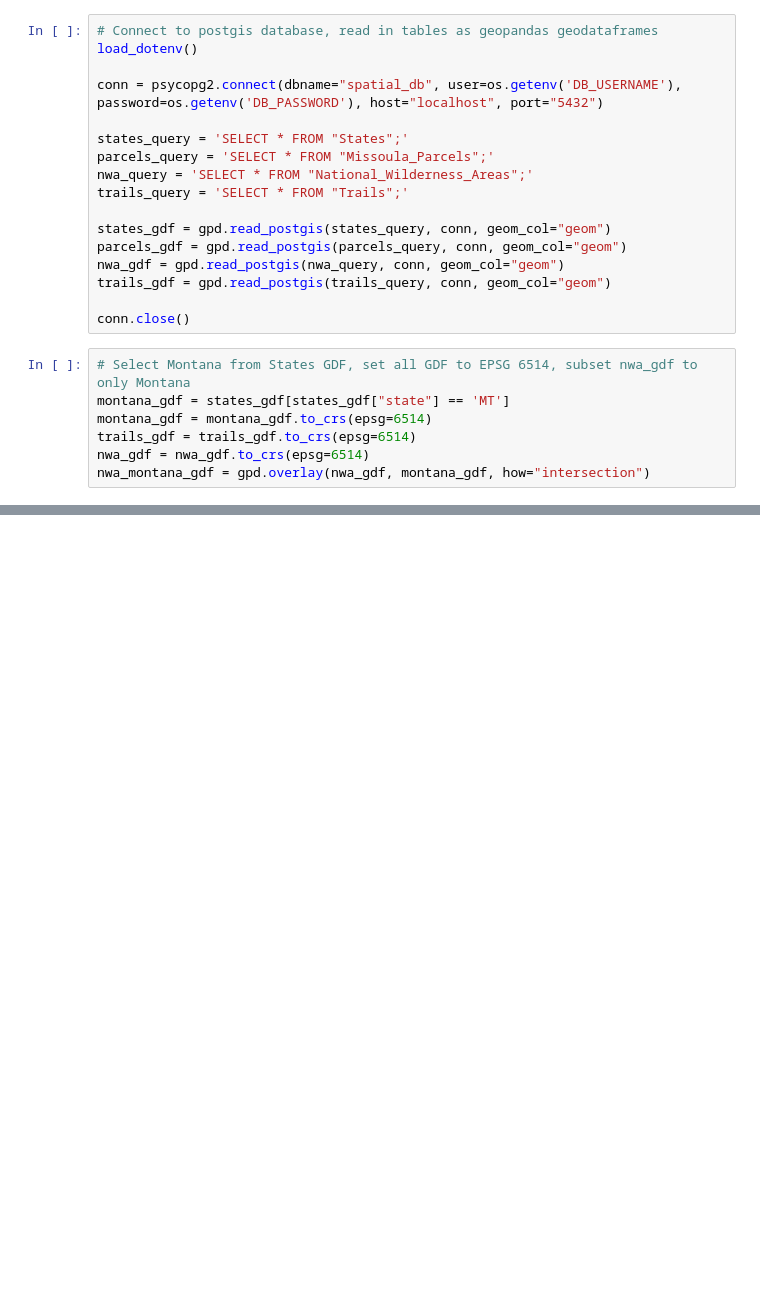
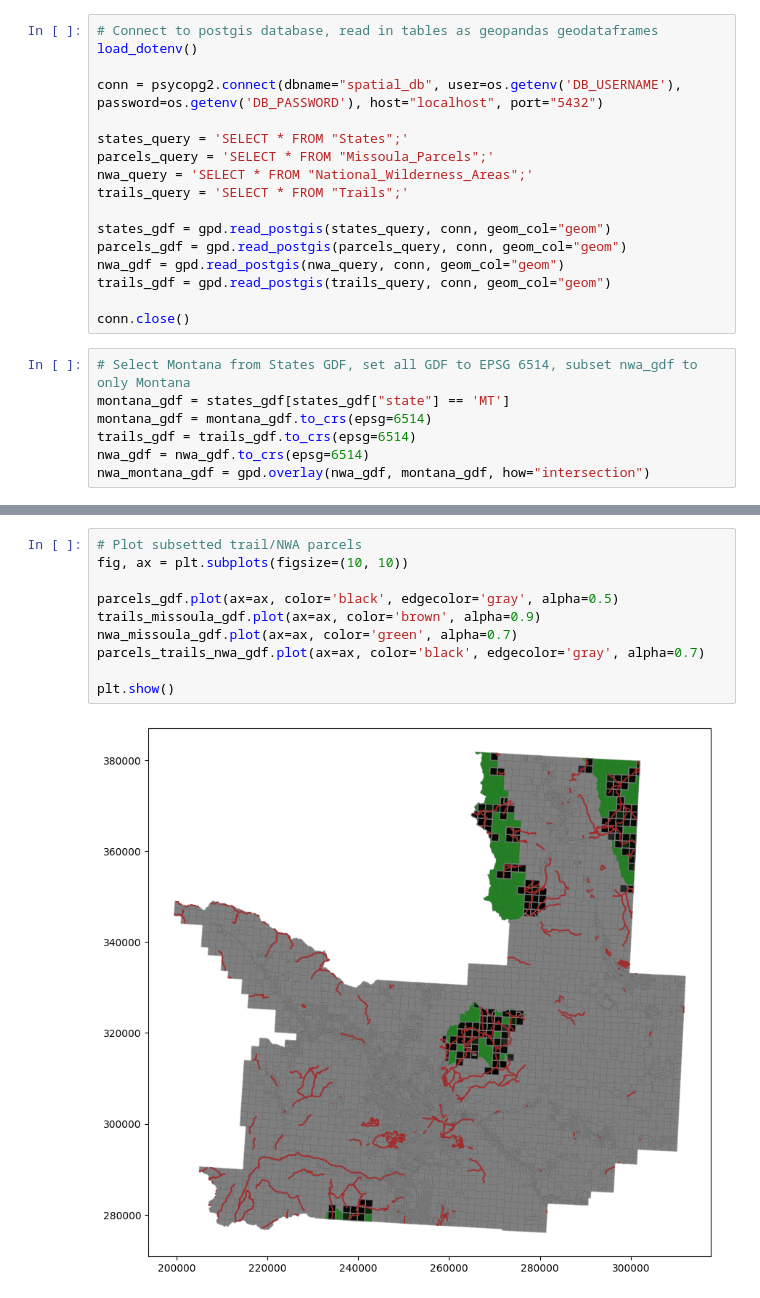
Before and after one commit to matthewcluck/missoula_hike, a Jupyter notebook: processing.ipynb, the cells around one changed output, grey strips where cells are left out. Drawn from its saved outputs; the diff is of its cells as text; blank space fills up the shorter version.

```diff
--- a/processing.ipynb
+++ b/processing.ipynb
@@ -60,0 +124,12 @@ plt.show()
+# %%
+# Plot subsetted trail/NWA parcels
+fig, ax = plt.subplots(figsize=(10, 10))
+
+parcels_gdf.plot(ax=ax, color='black', edgecolor='gray', alpha=0.5)
+trails_missoula_gdf.plot(ax=ax, color='brown', alpha=0.9)
+nwa_missoula_gdf.plot(ax=ax, color='green', alpha=0.7)
+parcels_trails_nwa_gdf.plot(ax=ax, color='black', edgecolor='gray', alpha=0.7)
+
+plt.show()
+# %% [output]
+[figure, added]
```
Also changed, not shown: parts of 12 cells of this notebook, 6 other files.
